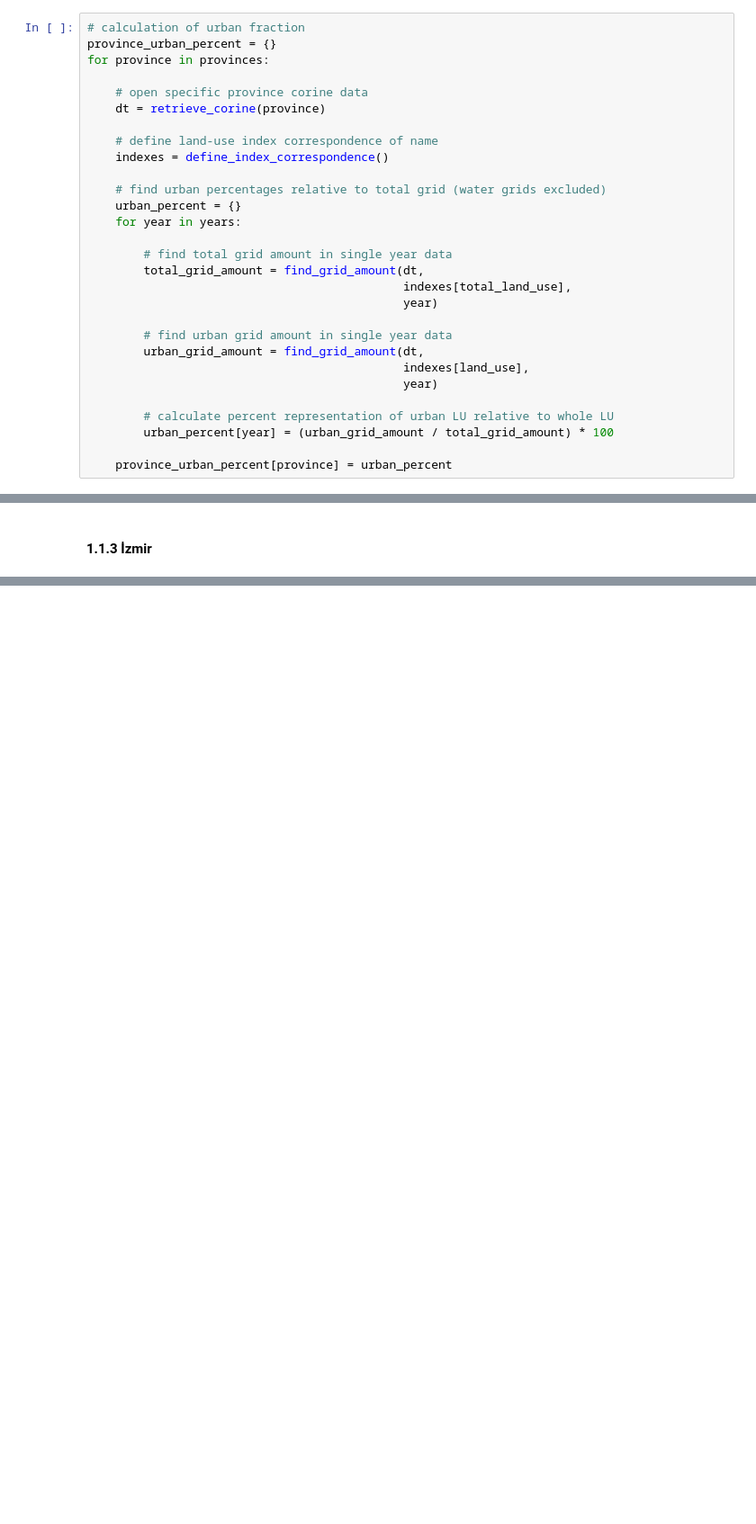
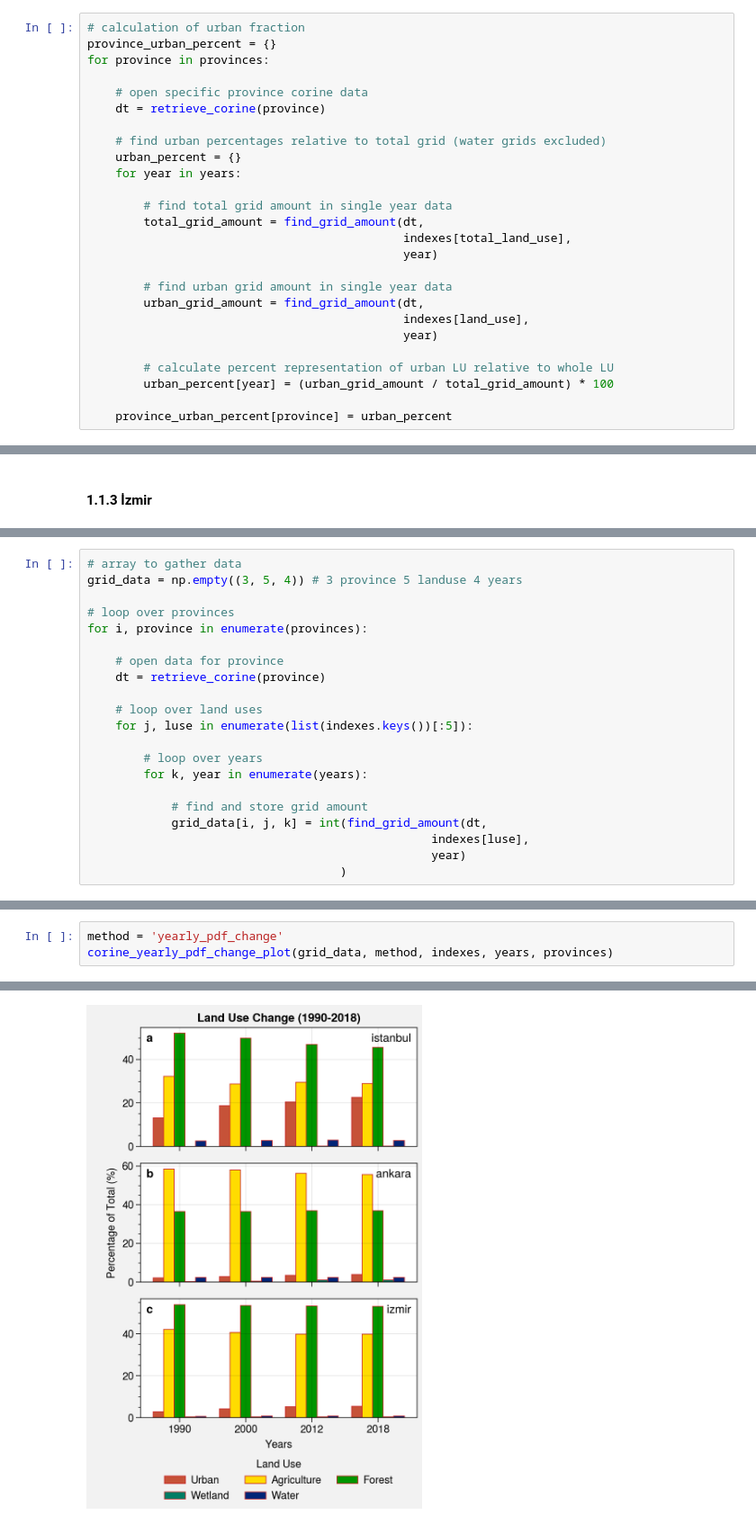
Before and after one commit to donmezkutay/ATMOS22-Paper-Codes, a Jupyter notebook: corine_analysis.ipynb, the cells around one changed output, grey strips where cells are left out. Shown: that part at 90% size. Cells and saved outputs as stored; diff of their text form; blank space fills up the shorter version.

Commit message:
#add yearly change of land use

```diff
--- a/corine_analysis.ipynb
+++ b/corine_analysis.ipynb
@@ -40,9 +37,6 @@ for province in provinces:
 
     # open specific province corine data
     dt = retrieve_corine(province)
-
-    # define land-use index correspondence of name
-    indexes = define_index_correspondence()
 
     # find urban percentages relative to total grid (water grids excluded)
     urban_percent = {}
@@ -112,0 +121,21 @@ dt.where(dt.isin(indexes[index])).plot(col='time',
+# %%
+# array to gather data
+grid_data = np.empty((3, 5, 4)) # 3 province 5 landuse 4 years
+
+# loop over provinces
+for i, province in enumerate(provinces):
+
+    # open data for province
+    dt = retrieve_corine(province)
+
+    # loop over land uses
+    for j, luse in enumerate(list(indexes.keys())[:5]):
+
+        # loop over years
+        for k, year in enumerate(years):
+
+            # find and store grid amount
+            grid_data[i, j, k] = int(find_grid_amount(dt,
+                                                 indexes[luse],
+                                                 year)
+                                    )
@@ -112,0 +151,4 @@ dt.where(dt.isin(indexes[index])).plot(col='time',
+# %%
+method = 'yearly_pdf_change'
+corine_yearly_pdf_change_plot(grid_data, method, indexes, years, provinces)
+# %% [output]
@@ -112,0 +165 @@ dt.where(dt.isin(indexes[index])).plot(col='time',
+[figure, added]
```
Also changed, not shown: parts of 7 cells of this notebook.
